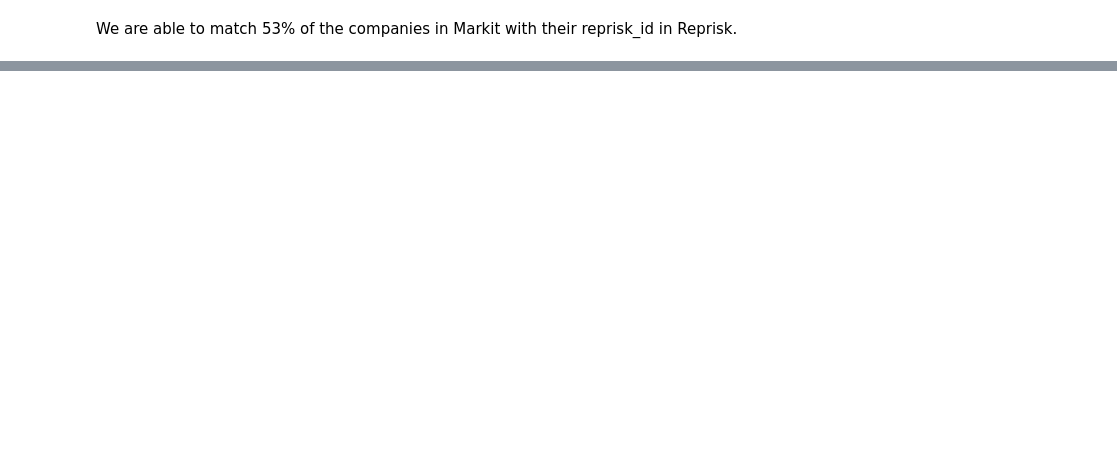
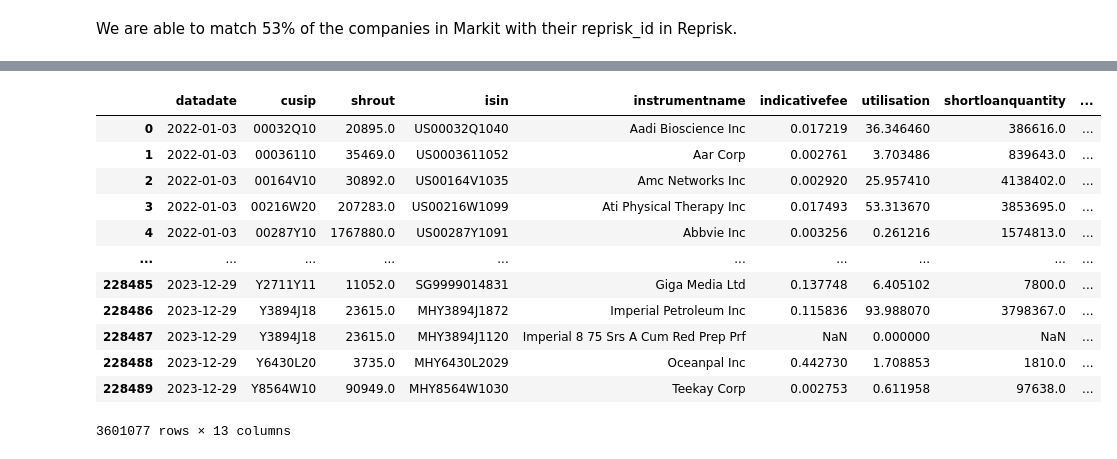
Before and after one commit to baptistepepin/FINM-32900-PROJECT, a Jupyter notebook: src/Merging Markit - Resprisk Exploration.ipynb, the cells around one changed output, grey strips where cells are left out. Cells and saved outputs as stored; diff of their text form; code cells hidden in the pictures; blank space fills up the shorter version.

```diff
--- a/src/Merging Markit - Resprisk Exploration.ipynb
+++ b/src/Merging Markit - Resprisk Exploration.ipynb
@@ -268,0 +378,18 @@ subset_still_missing_df
+# %%
+markit2022_ = pd.read_parquet(file_path / "markit2022_.parquet")
+# %%
+markit2022_
+# %% [output]
+|  | datadate | cusip | shrout | isin | instrumentname | indicativefee | utilisation | shortloanquantity | ... |
+| 0 | 2022-01-03 | 00032Q10 | 20895.0 | US00032Q1040 | Aadi Bioscience Inc | 0.017219 | 36.346460 | 386616.0 | ... |
+| 1 | 2022-01-03 | 00036110 | 35469.0 | US0003611052 | Aar Corp | 0.002761 | 3.703486 | 839643.0 | ... |
+| 2 | 2022-01-03 | 00164V10 | 30892.0 | US00164V1035 | Amc Networks Inc | 0.002920 | 25.957410 | 4138402.0 | ... |
+| 3 | 2022-01-03 | 00216W20 | 207283.0 | US00216W1099 | Ati Physical Therapy Inc | 0.017493 | 53.313670 | 3853695.0 | ... |
+| 4 | 2022-01-03 | 00287Y10 | 1767880.0 | US00287Y1091 | Abbvie Inc | 0.003256 | 0.261216 | 1574813.0 | ... |
+| ... | ... | ... | ... | ... | ... | ... | ... | ... | ... |
+| 228485 | 2023-12-29 | Y2711Y11 | 11052.0 | SG9999014831 | Giga Media Ltd | 0.137748 | 6.405102 | 7800.0 | ... |
+| 228486 | 2023-12-29 | Y3894J18 | 23615.0 | MHY3894J1872 | Imperial Petroleum Inc | 0.115836 | 93.988070 | 3798367.0 | ... |
+| 228487 | 2023-12-29 | Y3894J18 | 23615.0 | MHY3894J1120 | Imperial 8 75 Srs A Cum Red Prep Prf | NaN | 0.000000 | NaN | ... |
+| 228488 | 2023-12-29 | Y6430L20 | 3735.0 | MHY6430L2029 | Oceanpal Inc | 0.442730 | 1.708853 | 1810.0 | ... |
+| 228489 | 2023-12-29 | Y8564W10 | 90949.0 | MHY8564W1030 | Teekay Corp | 0.002753 | 0.611958 | 97638.0 | ... |
+3601077 rows × 13 columns
```
Also changed, not shown: parts of 40 cells of this notebook.
